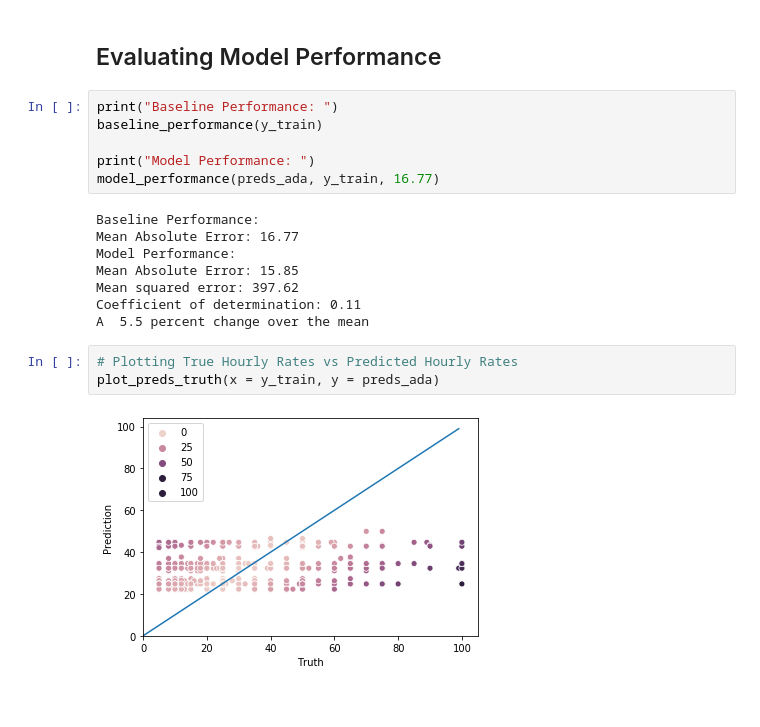
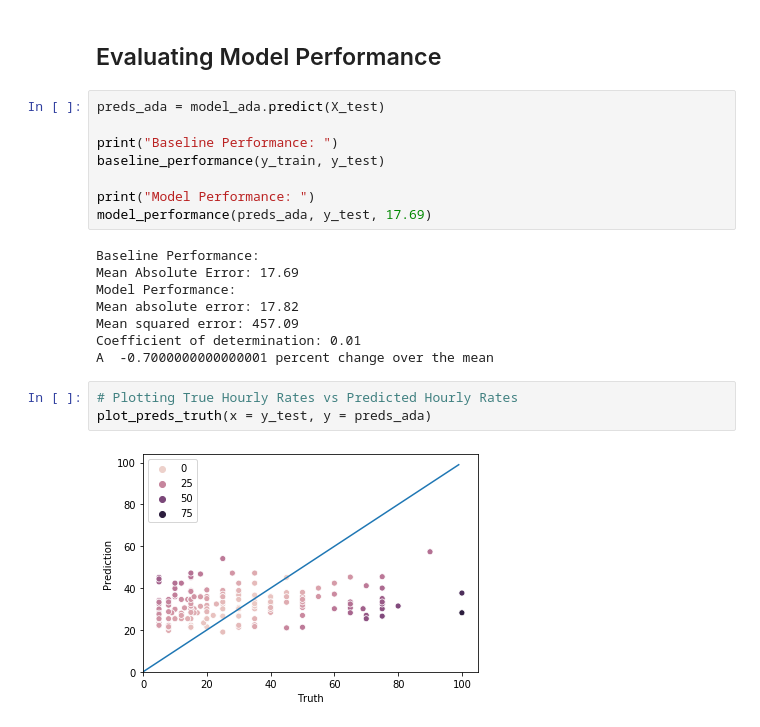
Before and after one commit to lmgibson/MyRate, a Jupyter notebook: notebooks/model_training.ipynb, the cells around one changed output. Saved outputs shown, nothing was run; the diff lists cells and outputs as text.

```diff
--- a/notebooks/model_training.ipynb
+++ b/notebooks/model_training.ipynb
@@ -293,21 +560,23 @@ Exported
 # %% [markdown]
 ## Evaluating Model Performance
 # %%
+preds_ada = model_ada.predict(X_test)
+
 print("Baseline Performance: ")
-baseline_performance(y_train)
+baseline_performance(y_train, y_test)
 
 print("Model Performance: ")
-model_performance(preds_ada, y_train, 16.77)
+model_performance(preds_ada, y_test, 17.69)
 # %% [output]
 Baseline Performance:
-Mean Absolute Error: 16.77
+Mean Absolute Error: 17.69
 Model Performance:
-Mean Absolute Error: 15.85
-Mean squared error: 397.62
-Coefficient of determination: 0.11
-A  5.5 percent change over the mean
+Mean absolute error: 17.82
+Mean squared error: 457.09
+Coefficient of determination: 0.01
+A  -0.7000000000000001 percent change over the mean
 # %%
 # Plotting True Hourly Rates vs Predicted Hourly Rates
-plot_preds_truth(x = y_train, y = preds_ada)
+plot_preds_truth(x = y_test, y = preds_ada)
 # %% [output]
-[figure, old version]
+[figure, new version]
```
Also changed, not shown: parts of 21 cells of this notebook, 5 other files.
